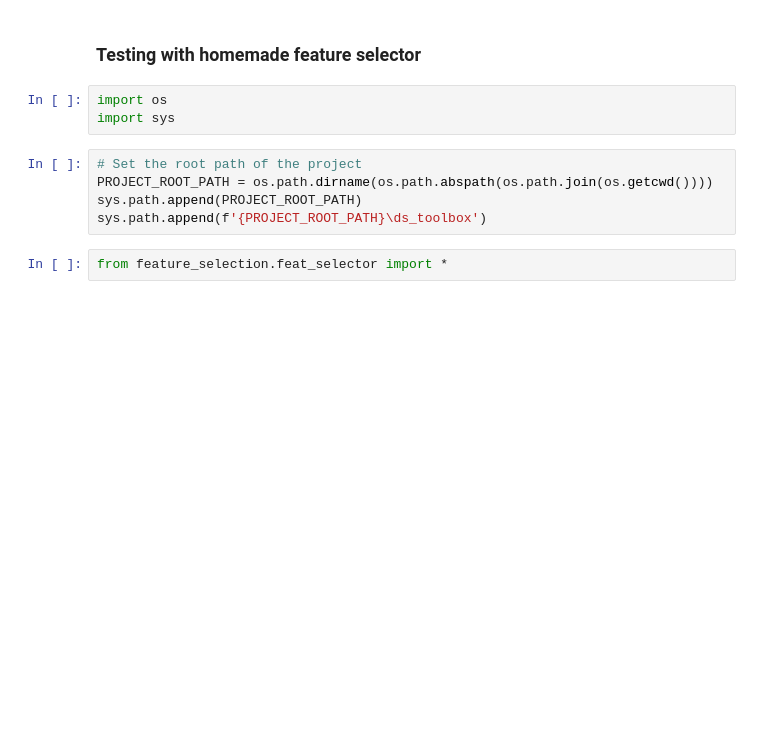
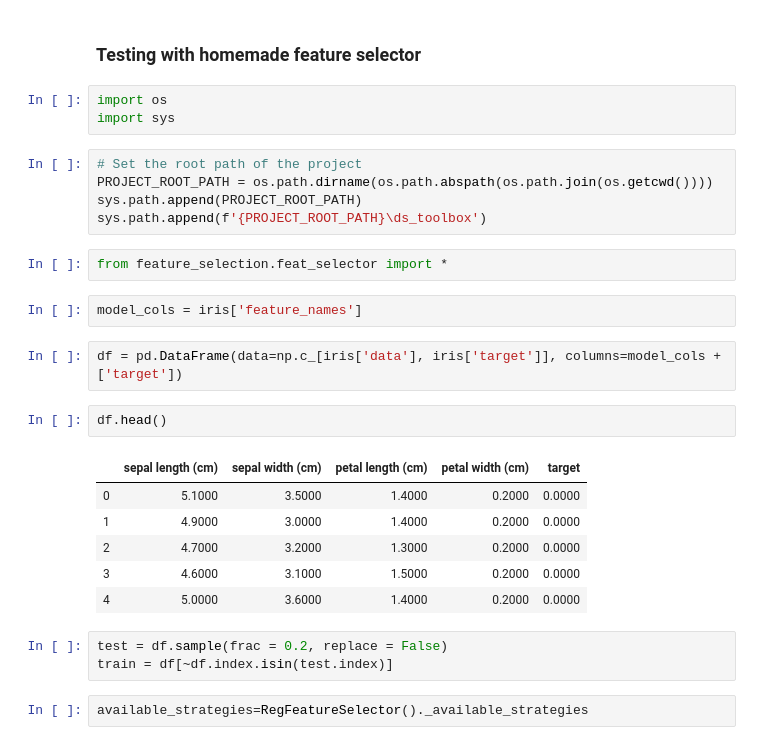
Before and after one commit to dfds-data/dfds-ds-toolbox, a Jupyter notebook: ds_toolbox/model_selection/model_selection_example.ipynb, the cells around one changed output. Cells and saved outputs as stored; diff of their text form; blank space fills up the shorter version.

```diff
--- a/ds_toolbox/model_selection/model_selection_example.ipynb
+++ b/ds_toolbox/model_selection/model_selection_example.ipynb
@@ -227,3 +227,21 @@ sys.path.append(PROJECT_ROOT_PATH)
 sys.path.append(f'{PROJECT_ROOT_PATH}\ds_toolbox')
 # %%
 from feature_selection.feat_selector import *
+# %%
+model_cols = iris['feature_names']
+# %%
+df = pd.DataFrame(data=np.c_[iris['data'], iris['target']], columns=model_cols + ['target'])
+# %%
+df.head()
+# %% [output]
+|  | sepal length (cm) | sepal width (cm) | petal length (cm) | petal width (cm) | target |
+| 0 | 5.1000 | 3.5000 | 1.4000 | 0.2000 | 0.0000 |
+| 1 | 4.9000 | 3.0000 | 1.4000 | 0.2000 | 0.0000 |
+| 2 | 4.7000 | 3.2000 | 1.3000 | 0.2000 | 0.0000 |
+| 3 | 4.6000 | 3.1000 | 1.5000 | 0.2000 | 0.0000 |
+| 4 | 5.0000 | 3.6000 | 1.4000 | 0.2000 | 0.0000 |
+# %%
+test = df.sample(frac = 0.2, replace = False)
+train = df[~df.index.isin(test.index)]
+# %%
+available_strategies=RegFeatureSelector()._available_strategies
```
Also changed, not shown: parts of 15 cells of this notebook.
